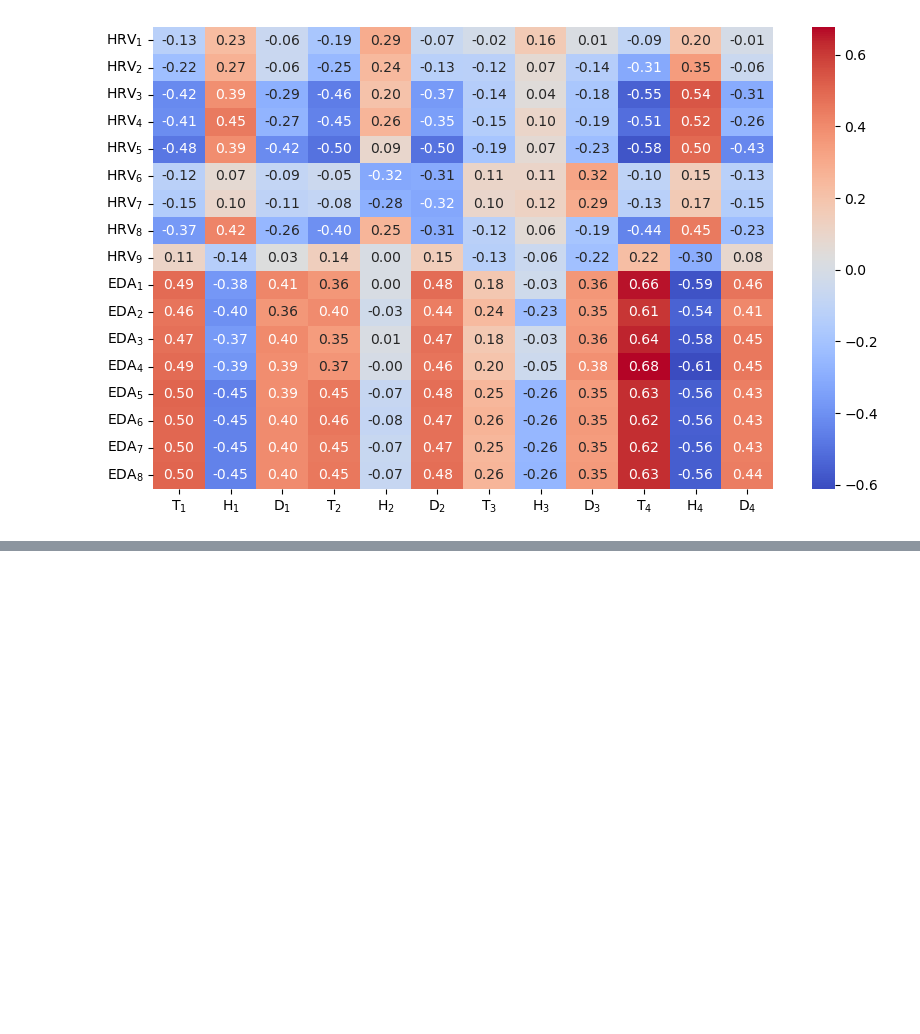
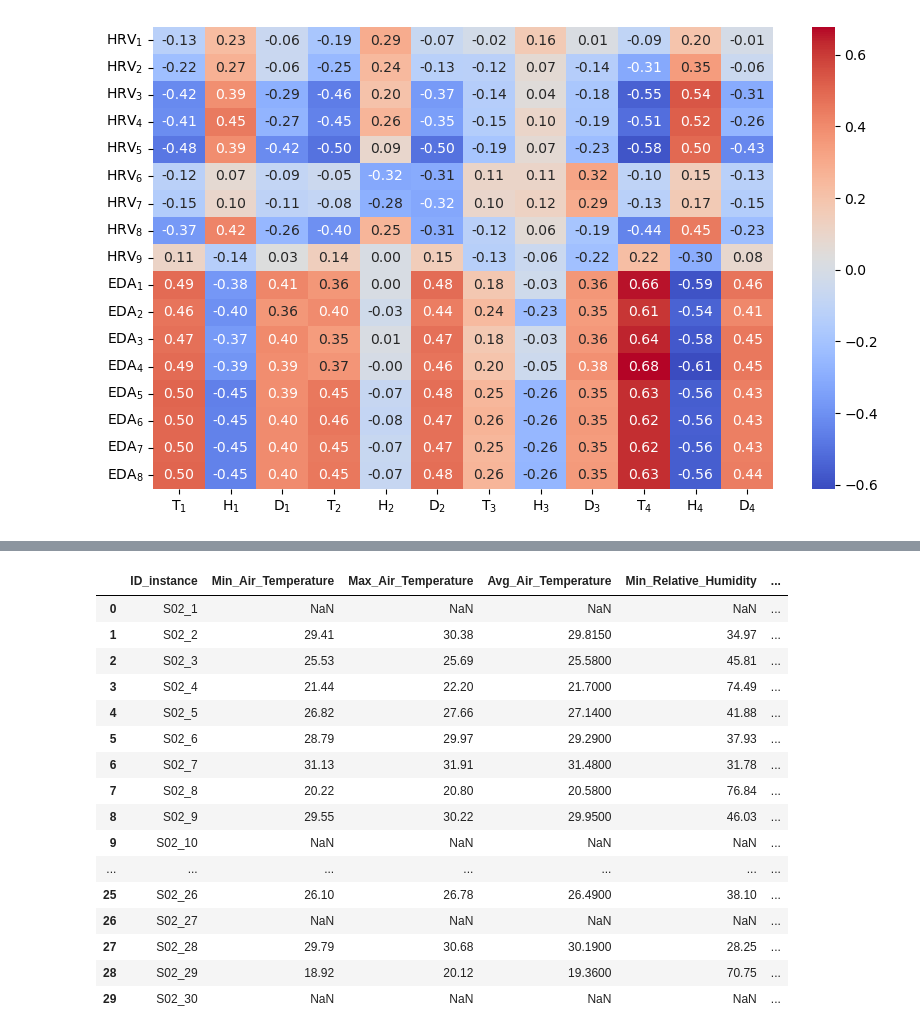
Before and after one commit to tomarp/COC-D, a Jupyter notebook: code/notebook_S02.ipynb, the cells around one changed output, grey strips where cells are left out. Saved outputs shown, nothing was run; the diff lists cells and outputs as text; code cells hidden in the pictures; blank space fills up the shorter version.

```diff
--- a/code/notebook_S02.ipynb
+++ b/code/notebook_S02.ipynb
@@ -325,0 +423,9 @@ Index(['ID_instance', 'hrv_vlf', 'hrv_lf', 'hrv_hf', 'hrv_sdnn', 'hrv_rmssd',
+# %%
+import pandas as pd
+
+# Load the weather data from the uploaded Excel file
+file_path = 'C:/Users/Tomar/dev/datasets/weather_summer2023.xlsx'
+weather_data = pd.read_excel(file_path)
+
+# Display the first few rows of the weather data to understand its structure
+weather_data.head()
@@ -325,0 +495,61 @@ Index(['ID_instance', 'hrv_vlf', 'hrv_lf', 'hrv_hf', 'hrv_sdnn', 'hrv_rmssd',
+# %%
+# Convert the Data column in weather data to datetime
+weather_data['Data'] = pd.to_datetime(weather_data['Data'])
+
+# Initialize an empty list to store the results
+results = []
+
+# Iterate over each commuting instance
+for _, row in commuting_df.iterrows():
+    # Filter the weather data within the date-time range of the commuting instance
+    mask = (weather_data['Data'] >= row['Start Time']) & (weather_data['Data'] <= row['End Time'])
+    filtered_data = weather_data[mask]
+
+    # Calculate the average, min, and max for Air Temperature and Relative Humidity
+    min_temp = filtered_data['Air Temperature Min (\'C)'].min()
+    max_temp = filtered_data['Air Temperature Max (\'C)'].max()
+    avg_temp = filtered_data['Air Temperature Ave (\'C)'].mean()
+
+    min_rh = filtered_data['Relative Humidity Min (%)'].min()
+    max_rh = filtered_data['Relative Humidity Max (%)'].max()
+    avg_rh = filtered_data['Relative Humidity Ave (%)'].mean()
+
+    # min_sr = filtered_data['Solar Radiation Ave (W/m2)'].min()
+    # max_sr = filtered_data['Solar Radiation Ave (W/m2)'].max()
+    avg_sr = filtered_data['Solar Radiation Ave (W/m2)'].mean()
+
+    # Append the results
+    results.append({
+        'ID_instance': row['ID_instance'],
+        'Min_Air_Temperature': min_temp,
+        'Max_Air_Temperature': max_temp,
+        'Avg_Air_Temperature': avg_temp,
+        'Min_Relative_Humidity': min_rh,
+        'Max_Relative_Humidity': max_rh,
+        'Avg_Relative_Humidity': avg_rh,
+        'Avg_Solar_Radiation': avg_sr
+    })
+
+# Convert the results to a DataFrame
+results_df = pd.DataFrame(results)
+
+# Display the results
+results_df
+# %% [output]
+|  | ID_instance | Min_Air_Temperature | Max_Air_Temperature | Avg_Air_Temperature | Min_Relative_Humidity | ... |
+| 0 | S02_1 | NaN | NaN | NaN | NaN | ... |
+| 1 | S02_2 | 29.41 | 30.38 | 29.8150 | 34.97 | ... |
+| 2 | S02_3 | 25.53 | 25.69 | 25.5800 | 45.81 | ... |
+| 3 | S02_4 | 21.44 | 22.20 | 21.7000 | 74.49 | ... |
+| 4 | S02_5 | 26.82 | 27.66 | 27.1400 | 41.88 | ... |
+| 5 | S02_6 | 28.79 | 29.97 | 29.2900 | 37.93 | ... |
+| 6 | S02_7 | 31.13 | 31.91 | 31.4800 | 31.78 | ... |
+| 7 | S02_8 | 20.22 | 20.80 | 20.5800 | 76.84 | ... |
+| 8 | S02_9 | 29.55 | 30.22 | 29.9500 | 46.03 | ... |
+| 9 | S02_10 | NaN | NaN | NaN | NaN | ... |
+| ... | ... | ... | ... | ... | ... | ... |
+| 25 | S02_26 | 26.10 | 26.78 | 26.4900 | 38.10 | ... |
+| 26 | S02_27 | NaN | NaN | NaN | NaN | ... |
+| 27 | S02_28 | 29.79 | 30.68 | 30.1900 | 28.25 | ... |
+| 28 | S02_29 | 18.92 | 20.12 | 19.3600 | 70.75 | ... |
+| 29 | S02_30 | NaN | NaN | NaN | NaN | ... |
```
Also changed, not shown: parts of 24 cells of this notebook, 2 other files.
